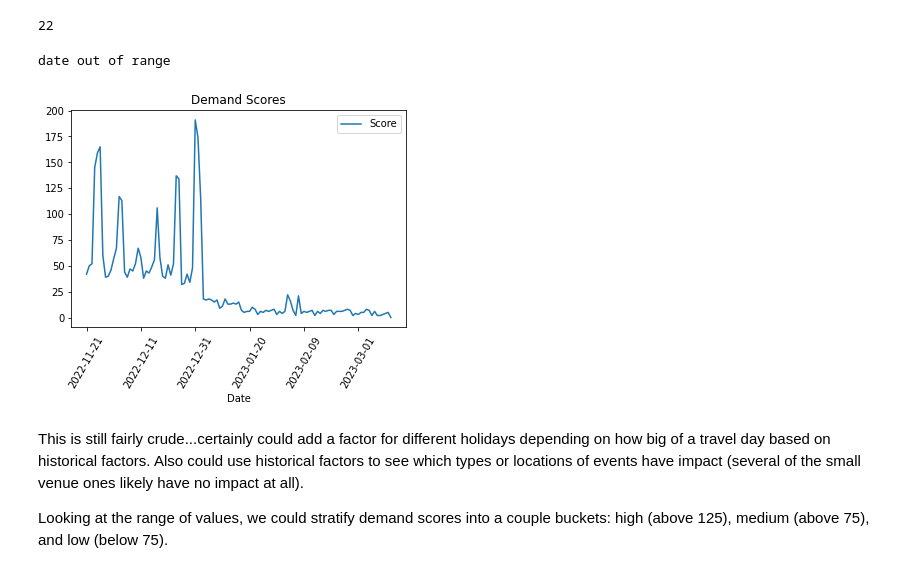
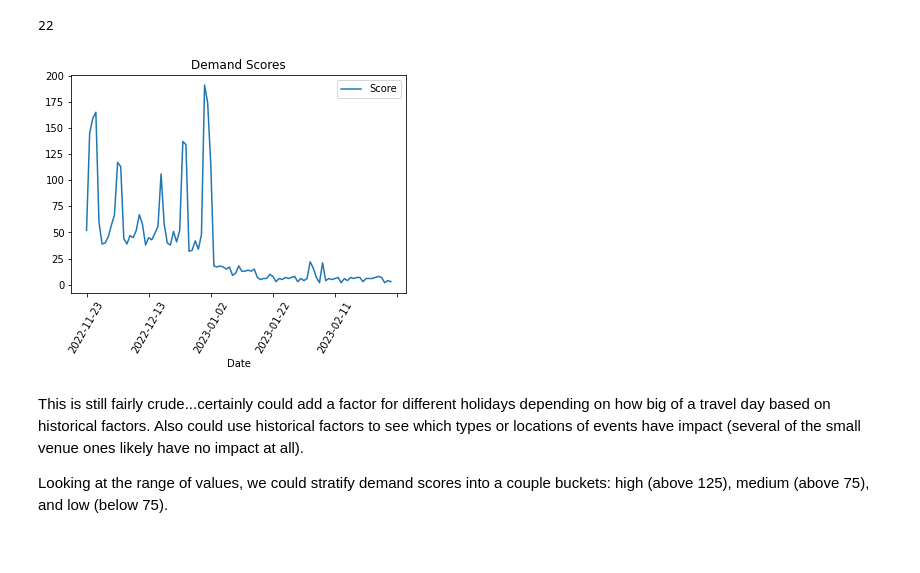
Before and after one commit to JADukeAIPI/AIPIProject, a Jupyter notebook: EDA_and_modeling.ipynb, the cells around one changed output. Saved outputs shown, nothing was run; the diff lists cells and outputs as text; code cells hidden in the pictures.

```diff
--- a/EDA_and_modeling.ipynb
+++ b/EDA_and_modeling.ipynb
@@ -35,15 +35,15 @@ Resolving deltas: 100% (170/170), done.
 #but still in process, so using the archived csv files for this
 
 #get events data
-all_events_df = pd.read_csv('/content/AIPIProject/all_events_through0315.csv')
-large_events_df = pd.read_csv('/content/AIPIProject/large_events.csv')
+all_events_df = pd.read_csv('/content/AIPIProject/CSV files/all_events_through0315.csv')
+large_events_df = pd.read_csv('/content/AIPIProject/CSV files/large_events.csv')
 
 #get kaggle cars data
-car_rental_data_df = pd.read_csv('/content/AIPIProject/CarRentalDataV1.csv')
+car_rental_data_df = pd.read_csv('/content/AIPIProject/CSV files/CarRentalDataV1.csv')
 
 #get rental car data from the API
 all_cars_df = pd.read_csv('/content/AIPIProject/AllCarsAPI.csv')
-luxury_cars_df = pd.read_csv('/content/AIPIProject/LuxuryAPI.csv')
+luxury_cars_df = pd.read_csv('/content/AIPIProject/CSV files/LuxuryAPI.csv')
 # %%
 atlanta_car_rental_data_df = car_rental_data_df[car_rental_data_df['location.city']=='Atlanta']
 atlanta_car_rental_data_df
@@ -387,19 +387,18 @@ demand_score('2023-02-03', all_events_clean, holiday_list)
 # %%
 #plot demand scores over the next couple months:
 demand_score_dict = {}
-for i in range(1,114):
+for i in range(1,100):
   date = datetime.today()+timedelta(days=i)
   date = date.strftime('%Y-%m-%d')
 
   demand_score_dict[date]=demand_score(date, all_events_clean, holiday_list)
 
 demand_df = pd.DataFrame(demand_score_dict.items(), columns=['Date', 'Score']).set_index('Date')
 demand_df.plot(title="Demand Scores")
 plt.xticks(rotation = 60)
 plt.show()
 # %% [output]
-date out of range
-[figure, old version]
+[figure, new version]
 # %% [markdown]
 This is still fairly crude...certainly could add a factor for different holidays depending on how big of a travel day based on historical factors. Also could use historical factors to see which types or locations of events have impact (several of the small venue ones likely have no impact at all).
 
```
Also changed, not shown: parts of 11 cells of this notebook.
